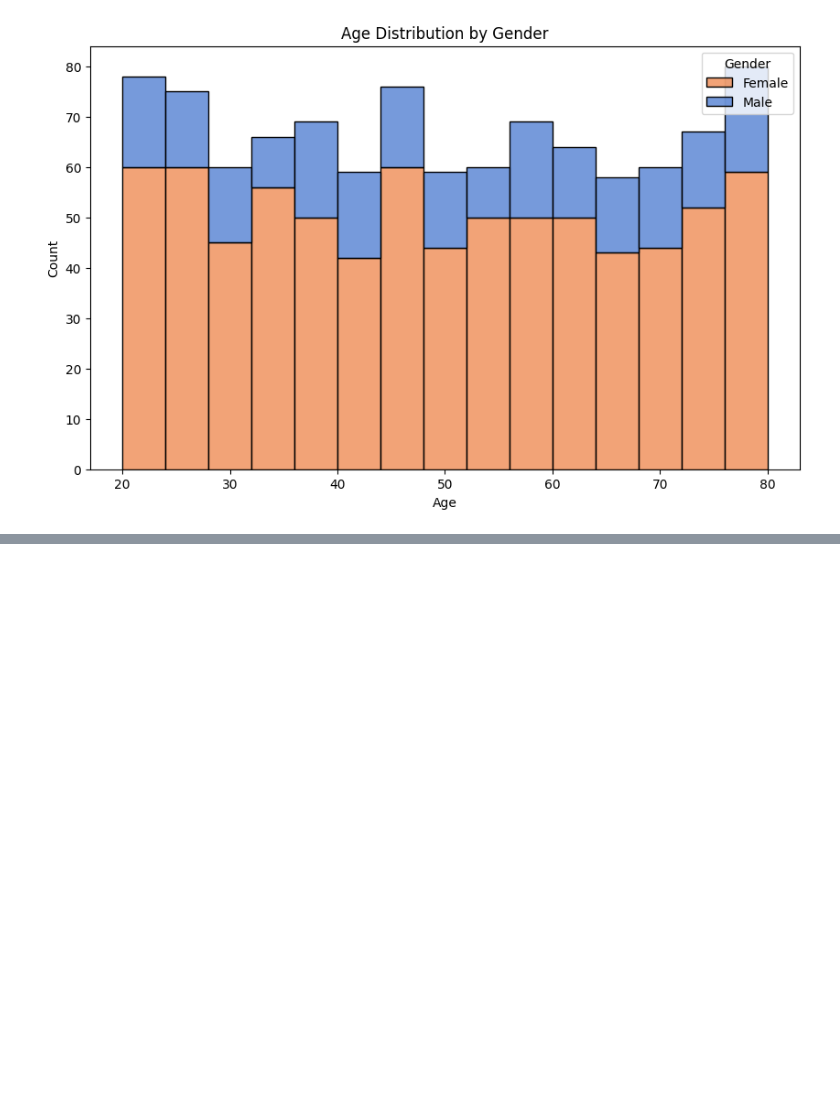
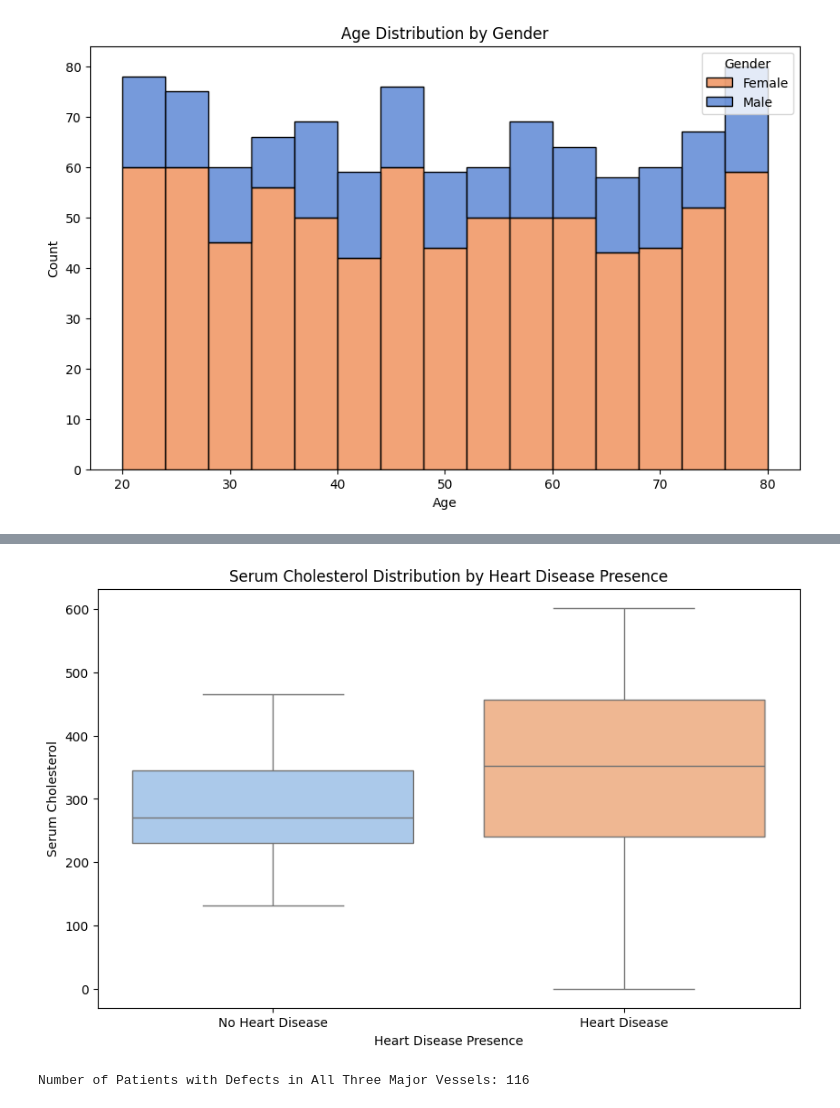
Before and after one commit to AvinandanRoy/DataAnalysis, a Jupyter notebook: CVDs.ipynb, the cells around one changed output, grey strips where cells are left out. Cells and saved outputs as stored; diff of their text form; code cells hidden in the pictures; blank space fills up the shorter version.

```diff
--- a/CVDs.ipynb
+++ b/CVDs.ipynb
@@ -225,0 +295,15 @@ plt.show()
+# %%
+plt.figure(figsize=(10, 6))
+sns.boxplot(x='target', y='serumcholestrol', data=df, palette='pastel')
+plt.title('Serum Cholesterol Distribution by Heart Disease Presence')
+plt.xlabel('Heart Disease Presence')
+plt.ylabel('Serum Cholesterol')
+plt.xticks(ticks=[0, 1], labels=['No Heart Disease', 'Heart Disease'])
+plt.show()
+# %% [output]
+[figure, added]
+# %%
+defects_count = len(df[df['noofmajorvessels'] == 3])
+print(f"Number of Patients with Defects in All Three Major Vessels: {defects_count}")
+# %% [output]
+Number of Patients with Defects in All Three Major Vessels: 116
```
Also changed, not shown: parts of 53 cells of this notebook.
